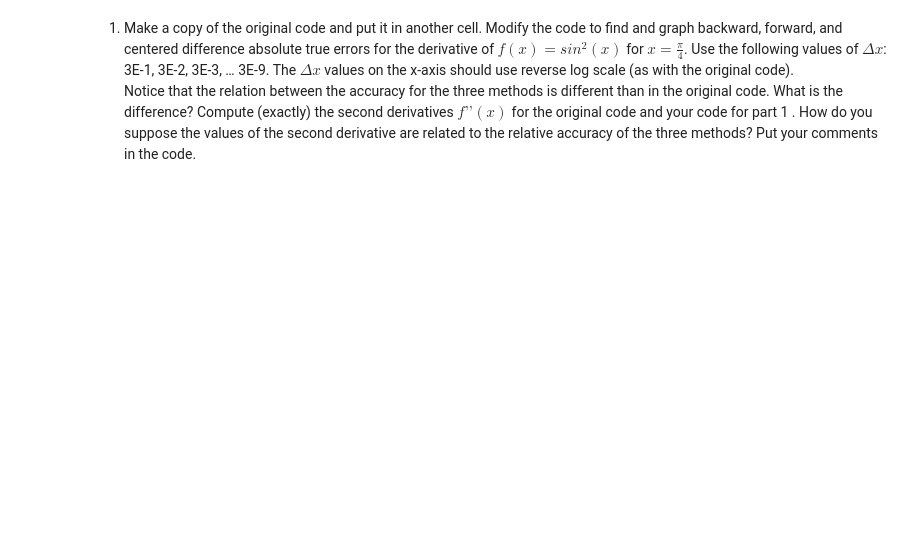
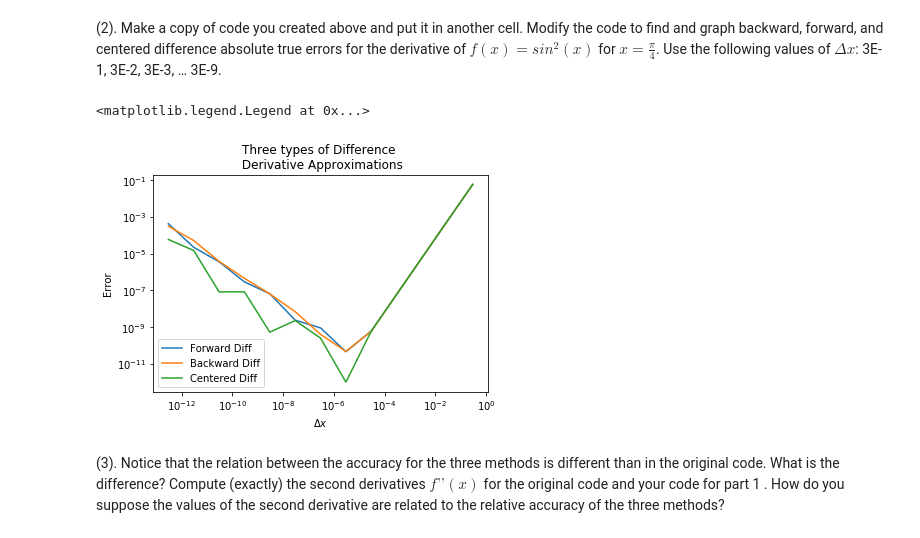
Before and after one commit to FatherLuis/Numerical_Analysis, a Jupyter notebook: VargasTamayo_Luis_Differentiation_Of_Continuous_Functions.ipynb, the cells around one changed output. Cells and saved outputs as stored; diff of their text form; code cells hidden in the pictures; blank space fills up the shorter version.

```diff
--- a/VargasTamayo_Luis_Differentiation_Of_Continuous_Functions.ipynb
+++ b/VargasTamayo_Luis_Differentiation_Of_Continuous_Functions.ipynb
@@ -63,3 +92,79 @@ Centered: $f'(x)\approx \frac{f(x_{i+1})-f(x_{i-1})}{2\Delta x}$
+# %% [markdown]
+(2). Make a copy of  code you created above and put it in another cell.  Modify the code to find and graph backward, forward, and centered difference absolute true errors for the derivative of $f(x) = sin^2(x)$ for $x = \frac{\pi}{4}$.  Use the following values of $\Delta x$: 3E-1, 3E-2, 3E-3, … 3E-9.
+# %%
+# The following code finds the forward, backward, and centered difference
+# derivative approximations for a given function for a range of delta
+# values, then plots the absolute errors on a log-log scale plot.
+
+# "Magic" statement for jupyter notebook to display plots ( 1 line)
+%matplotlib inline
+# Necessary imports (2 lines)
+import numpy as np
+import matplotlib.pyplot as plt
+
+
+### Initialization section
+# Define function  that is being differentiated (give it the name `fun`)
+def fun(x):
+    return (np.sin(x))**2
+
+
+# Define the actual derivative of the function being calculated (you have
+# to do this by hand).  Give it the name `dfun`
+def dfun(x):
+    return 2*np.sin(x)*np.cos(x)
+
+
+# Point where derivative is evaluated (use the variable x)
+x = np.pi / 4
+
+#get vector of Delta x values (call it deltax )
+deltax = np.array([3*10**-n for n in range(1,14)])
+
+####### Calculation section #######
+
+# Compute forward approximations. Your result should be a vector of the same
+# length as deltax.  Do NOT use a loop--instead, use vector calculations.
+forwardApprox = (fun(x+deltax)-fun(x))/(deltax)
+
+# Compute backward approximations. The same comments apply as in forward approx.
+backwardApprox = (fun(x)-fun(x-deltax))/(deltax)
+
+# Compute centered approximations as the average of forward and backward approx.
+centeredApprox = (fun(x+deltax)-fun(x-deltax))/(2*deltax)
+
+# Compute absolute errors for forward, backward, and centered approximations.
+# (This will give three separate vectors)
+trueVal = dfun(x)
+
+abs_error_forward = np.abs(trueVal - forwardApprox)
+abs_error_backward = np.abs(trueVal - backwardApprox)
+abs_error_centered = np.abs(trueVal - centeredApprox)
+
+
+
+####### Display section #######
+
+# Create figure 1
+plt.figure(1)
+
+# plot forward, backward, and centered errors on log-log scale, all on the
+# same plot.  Make sure that the x values are increasing as you move right
+# on the x axis.  You may have to google to find out how to do this.
+plt.loglog(deltax,abs_error_forward,label='Forward Diff')
+plt.loglog(deltax,abs_error_backward,label='Backward Diff')
+plt.loglog(deltax,abs_error_centered,label='Centered Diff')
+
+
+# Label axes. Add legend and title.
+plt.title('Three types of Difference \n Derivative Approximations')
+plt.xlabel('$\Delta x$')
+plt.ylabel('Error')
+
+#plt.gca().invert_xaxis()
+plt.legend()
+# %% [output]
+<matplotlib.legend.Legend at 0x...>
+[figure, added]
 # %% [markdown]
-1. Make a copy of the original code and put it in another cell.  Modify the code to find and graph backward, forward, and centered difference absolute true errors for the derivative of $f(x) = sin^2(x)$ for $x = \frac{\pi}{4}$.  Use the following values of $\Delta x$: 3E-1, 3E-2, 3E-3, … 3E-9.  The  $\Delta x$ values on the x-axis should use reverse log scale (as with the original code).
-Notice that the relation between the accuracy for the three methods is different than in the original code. What is the difference? Compute (exactly) the second derivatives $f’’(x)$ for the original code and your code for part 1 . How do you suppose the values of the second derivative are related to the relative accuracy of the three methods?  Put your comments in the code.
+(3). Notice that the relation between the accuracy for the three methods is different than in the original code. What is the difference? Compute (exactly) the second derivatives $f’’(x)$ for the original code and your code for part 1 . How do you suppose the values of the second derivative are related to the relative accuracy of the three methods?
```
Also changed, not shown: parts of 13 cells of this notebook.
